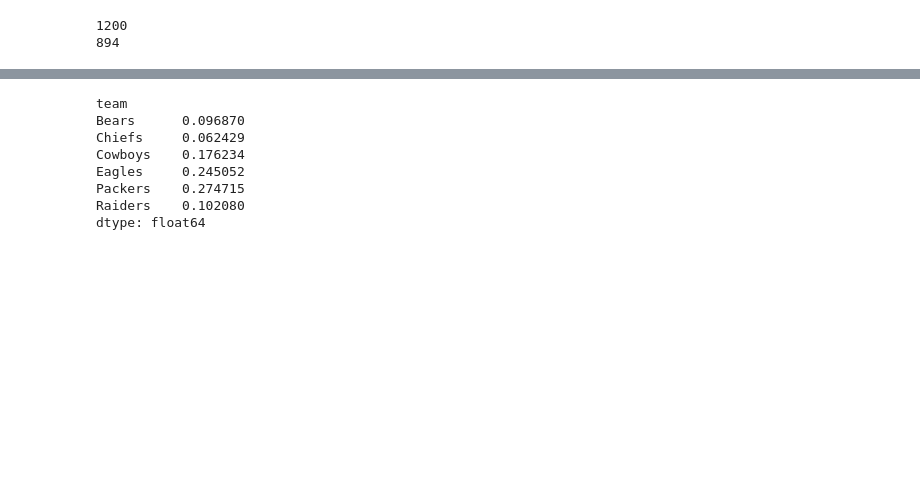
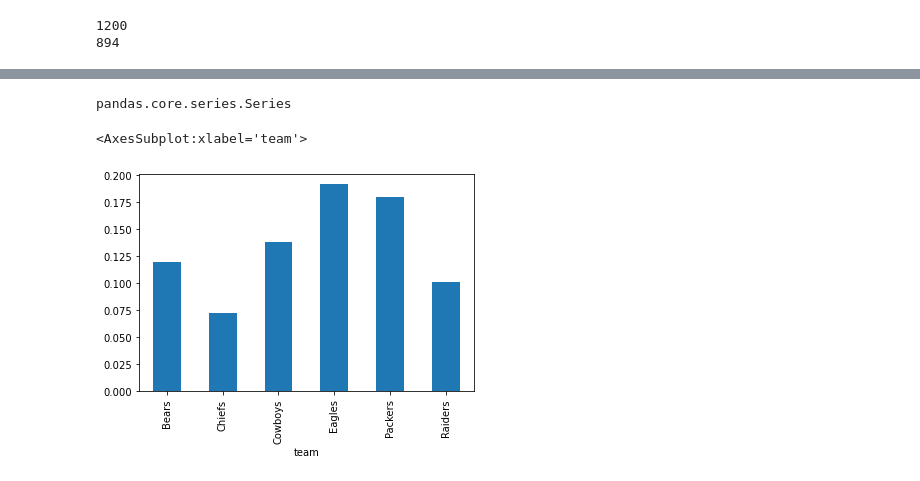
Before and after one commit to belosgood/NFL-popularity-contest, a Jupyter notebook: football-analysis.ipynb, the cells around one changed output, grey strips where cells are left out. Drawn from its saved outputs; the diff is of its cells as text; code cells hidden in the pictures; blank space fills up the shorter version.

```diff
--- a/football-analysis.ipynb
+++ b/football-analysis.ipynb
@@ -40,3 +40,6 @@ print(len(set(football_feed_df.full_text)))
 # %% [output]
 1200
 894
+# %%
+#drop duplicate tweets
+football_feed_df.drop_duplicates(subset=['full_text'], inplace=True)
@@ -58,11 +72,9 @@ sentiments = teams_df.apply(sentiment_analysis)
 # %%
 sentiments
 # %% [output]
-team
-Bears      0.096870
-Chiefs     0.062429
-Cowboys    0.176234
-Eagles     0.245052
-Packers    0.274715
-Raiders    0.102080
-dtype: float64
+pandas.core.series.Series
+# %%
+sentiments.plot.bar()
+# %% [output]
+<AxesSubplot:xlabel='team'>
+[figure, added]
```
Also changed, not shown: parts of 8 cells of this notebook.
